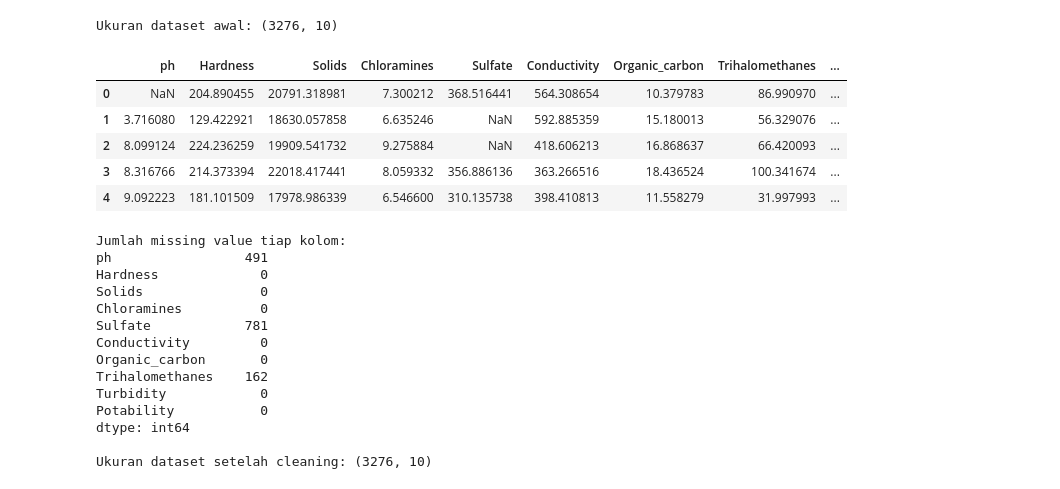
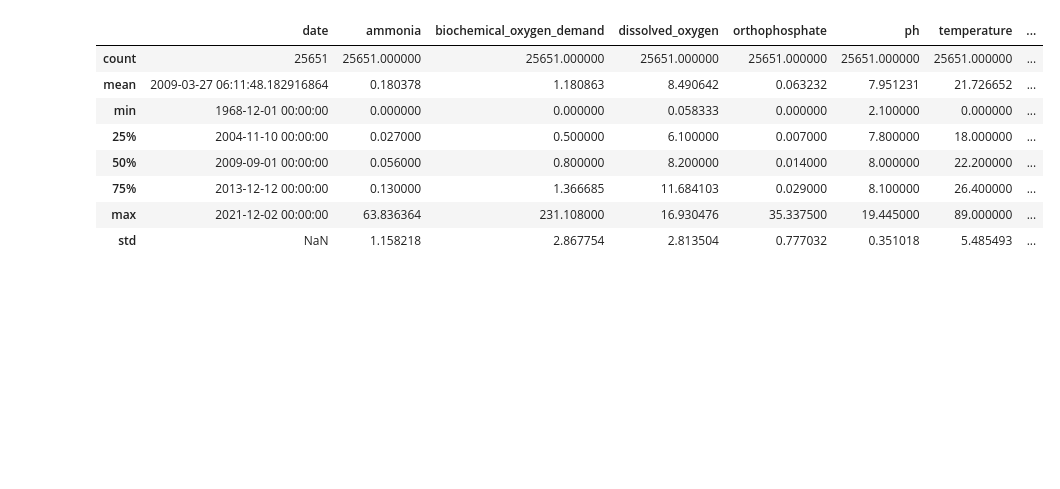
Before and after one commit to rafpoo/project-machine-learning, a Jupyter notebook: notebooks/DataPreProcessing.ipynb, the cells around one changed output. Drawn from its saved outputs; the diff is of its cells as text; code cells hidden in the pictures; blank space fills up the shorter version.

```diff
--- a/notebooks/DataPreProcessing.ipynb
+++ b/notebooks/DataPreProcessing.ipynb
@@ -1,52 +1,36 @@
 # %%
 # ==========================================
 # Data Loading & Cleaning
 # ==========================================
 import pandas as pd
 import numpy as np
-import seaborn as sns
-import matplotlib.pyplot as plt
+import glob
+from sklearn.preprocessing import LabelEncoder, StandardScaler
+from sklearn.neighbors import NearestNeighbors
 
-# Baca dataset
-df = pd.read_csv("water_potability.csv")
-
-print("Ukuran dataset awal:", df.shape)
-display(df.head())
-
-# Cek missing values
-print("\nJumlah missing value tiap kolom:")
-print(df.isnull().sum())
-
-# Isi missing value dengan median (lebih stabil daripada mean)
-df = df.fillna(df.median())
-
-# Hapus data duplikat
-df = df.drop_duplicates()
-
-# Hapus data pH yang tidak masuk akal (harus 0–14)
-df = df[(df['ph'] >= 0) & (df['ph'] <= 14)]
-
-print("\nUkuran dataset setelah cleaning:", df.shape)
+# 1. Load & gabungkan CSV
+files = glob.glob("data/raw/*.csv")
+df = pd.concat([pd.read_csv(f) for f in files], ignore_index=True)
+df.columns = (
+    df.columns.str.strip().str.lower()
+              .str.replace(" ", "_")
+              .str.replace(r"\(.*?\)", "", regex=True)
+              .str.replace("/", "_")
+              .str.replace("__", "_")
+              .str.replace("-", "_")
+              .str.strip("_")
+)
+df['date'] = pd.to_datetime(df['date'], errors='coerce')
+df = df.dropna(subset=['date','country','area'])
+df.describe()
 # %% [output]
-Ukuran dataset awal: (3276, 10)
-|  | ph | Hardness | Solids | Chloramines | Sulfate | Conductivity | Organic_carbon | Trihalomethanes | ... |
-| 0 | NaN | 204.890455 | 20791.318981 | 7.300212 | 368.516441 | 564.308654 | 10.379783 | 86.990970 | ... |
-| 1 | 3.716080 | 129.422921 | 18630.057858 | 6.635246 | NaN | 592.885359 | 15.180013 | 56.329076 | ... |
-| 2 | 8.099124 | 224.236259 | 19909.541732 | 9.275884 | NaN | 418.606213 | 16.868637 | 66.420093 | ... |
-| 3 | 8.316766 | 214.373394 | 22018.417441 | 8.059332 | 356.886136 | 363.266516 | 18.436524 | 100.341674 | ... |
-| 4 | 9.092223 | 181.101509 | 17978.986339 | 6.546600 | 310.135738 | 398.410813 | 11.558279 | 31.997993 | ... |
+|  | date | ammonia | biochemical_oxygen_demand | dissolved_oxygen | orthophosphate | ph | temperature | ... |
+| count | 25651 | 25651.000000 | 25651.000000 | 25651.000000 | 25651.000000 | 25651.000000 | 25651.000000 | ... |
+| mean | 2009-03-27 06:11:48.182916864 | 0.180378 | 1.180863 | 8.490642 | 0.063232 | 7.951231 | 21.726652 | ... |
+| min | 1968-12-01 00:00:00 | 0.000000 | 0.000000 | 0.058333 | 0.000000 | 2.100000 | 0.000000 | ... |
+| 25% | 2004-11-10 00:00:00 | 0.027000 | 0.500000 | 6.100000 | 0.007000 | 7.800000 | 18.000000 | ... |
+| 50% | 2009-09-01 00:00:00 | 0.056000 | 0.800000 | 8.200000 | 0.014000 | 8.000000 | 22.200000 | ... |
+| 75% | 2013-12-12 00:00:00 | 0.130000 | 1.366685 | 11.684103 | 0.029000 | 8.100000 | 26.400000 | ... |
+| max | 2021-12-02 00:00:00 | 63.836364 | 231.108000 | 16.930476 | 35.337500 | 19.445000 | 89.000000 | ... |
+| std | NaN | 1.158218 | 2.867754 | 2.813504 | 0.777032 | 0.351018 | 5.485493 | ... |
-Jumlah missing value tiap kolom:
-ph                 491
-Hardness             0
-Solids               0
-Chloramines          0
-Sulfate            781
-Conductivity         0
-Organic_carbon       0
-Trihalomethanes    162
-Turbidity            0
-Potability           0
-dtype: int64
-
-Ukuran dataset setelah cleaning: (3276, 10)
 # %%
```
Also changed, not shown: parts of 10 cells of this notebook, 13 other files.
